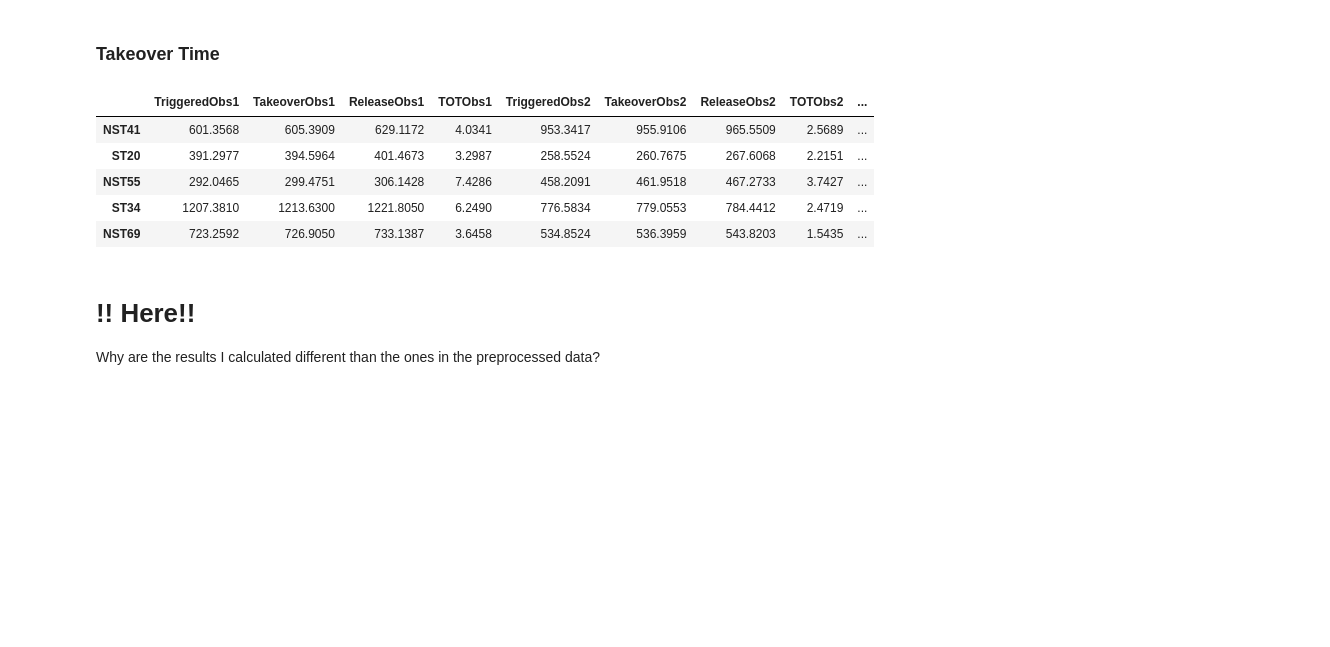
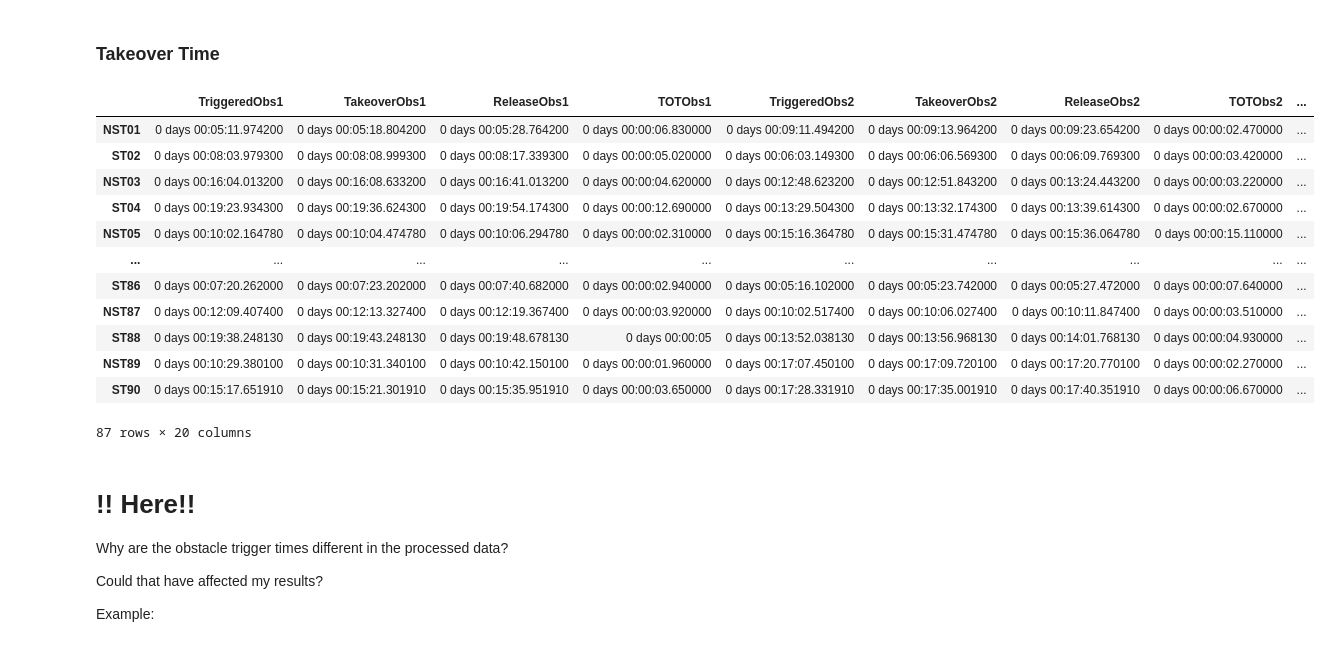
Before and after one commit to Joelmillr/Modeling-Takeover-Time, a Jupyter notebook: code/hmm.ipynb, the cells around one changed output. Cells and saved outputs as stored; diff of their text form; code cells hidden in the pictures; blank space fills up the shorter version.

Commit message:
Refactor create_dd_dictionary and create_pd_dictionary functions

```diff
--- a/code/hmm.ipynb
+++ b/code/hmm.ipynb
@@ -37,0 +20,3 @@ order_obstacle.head()
+# %%
+driving_data_folder = "../AdVitam/Exp2/Raw/Driving"
+physio_data_folder = "../AdVitam/Exp2/Raw/Physio/Txt"
@@ -38,3 +34,5 @@ order_obstacle.head()
+# %%
+participants_to_exclude = ["NST77", 'NST91', 'ST84', 'ST60']
 # %% [markdown]
 ### Driving Data
 
@@ -64,0 +59,5 @@ dict_keys(['NST41', 'ST20', 'NST55', 'ST34', 'NST69', 'ST08', 'NST83', 'NST81',
+# %%
+driving_data_dictionary = create_dd_dictionary(
+    driving_data_folder, participants_to_exclude
+)
+len(driving_data_dictionary)
@@ -65,3 +73,25 @@ dict_keys(['NST41', 'ST20', 'NST55', 'ST34', 'NST69', 'ST08', 'NST83', 'NST81',
+# %%
+# Fitting a Label Encoder to the Obstacles
+driver_data =driving_data_dictionary['NST01']
+
+# label encoding
+enc = LabelEncoder()
+enc.fit(driver_data["Obstacles"])
+
+for driver in driving_data_dictionary.keys():
+    driver_data = driving_data_dictionary[driver]
+    # label encoding
+    driver_data["Obstacles"] = enc.transform(driver_data["Obstacles"])
+
+    # resampling
+    driver_data["Time"] = pd.to_timedelta(driver_data["Time"], unit="s")
+    driver_data = driver_data.drop_duplicates(subset="Time")
+    driver_data = driver_data.set_index("Time")
+    driver_data = driver_data.resample("10ms").ffill()
+    driver_data = driver_data.reset_index()
+
+    # replacing the dictionary value
+    driving_data_dictionary[driver] = driver_data
 # %% [markdown]
 ### Physiological Signals
 
@@ -108,16 +144,27 @@ driver_demographic_data.head()
 # %% [markdown]
 ### Takeover Time
 # %%
-takeover_timestamps = create_takeover_timestamps(driving_data_dictionary)
-takeover_timestamps.head()
+takeover_timestamps = create_takeover_timestamps(driving_data_dictionary, enc)
+takeover_timestamps
 # %% [output]
 |  | TriggeredObs1 | TakeoverObs1 | ReleaseObs1 | TOTObs1 | TriggeredObs2 | TakeoverObs2 | ReleaseObs2 | TOTObs2 | ... |
-| NST41 | 601.3568 | 605.3909 | 629.1172 | 4.0341 | 953.3417 | 955.9106 | 965.5509 | 2.5689 | ... |
-| ST20 | 391.2977 | 394.5964 | 401.4673 | 3.2987 | 258.5524 | 260.7675 | 267.6068 | 2.2151 | ... |
-| NST55 | 292.0465 | 299.4751 | 306.1428 | 7.4286 | 458.2091 | 461.9518 | 467.2733 | 3.7427 | ... |
-| ST34 | 1207.3810 | 1213.6300 | 1221.8050 | 6.2490 | 776.5834 | 779.0553 | 784.4412 | 2.4719 | ... |
-| NST69 | 723.2592 | 726.9050 | 733.1387 | 3.6458 | 534.8524 | 536.3959 | 543.8203 | 1.5435 | ... |
+| NST01 | 0 days 00:05:11.974200 | 0 days 00:05:18.804200 | 0 days 00:05:28.764200 | 0 days 00:00:06.830000 | 0 days 00:09:11.494200 | 0 days 00:09:13.964200 | 0 days 00:09:23.654200 | 0 days 00:00:02.470000 | ... |
+| ST02 | 0 days 00:08:03.979300 | 0 days 00:08:08.999300 | 0 days 00:08:17.339300 | 0 days 00:00:05.020000 | 0 days 00:06:03.149300 | 0 days 00:06:06.569300 | 0 days 00:06:09.769300 | 0 days 00:00:03.420000 | ... |
+| NST03 | 0 days 00:16:04.013200 | 0 days 00:16:08.633200 | 0 days 00:16:41.013200 | 0 days 00:00:04.620000 | 0 days 00:12:48.623200 | 0 days 00:12:51.843200 | 0 days 00:13:24.443200 | 0 days 00:00:03.220000 | ... |
+| ST04 | 0 days 00:19:23.934300 | 0 days 00:19:36.624300 | 0 days 00:19:54.174300 | 0 days 00:00:12.690000 | 0 days 00:13:29.504300 | 0 days 00:13:32.174300 | 0 days 00:13:39.614300 | 0 days 00:00:02.670000 | ... |
+| NST05 | 0 days 00:10:02.164780 | 0 days 00:10:04.474780 | 0 days 00:10:06.294780 | 0 days 00:00:02.310000 | 0 days 00:15:16.364780 | 0 days 00:15:31.474780 | 0 days 00:15:36.064780 | 0 days 00:00:15.110000 | ... |
+| ... | ... | ... | ... | ... | ... | ... | ... | ... | ... |
+| ST86 | 0 days 00:07:20.262000 | 0 days 00:07:23.202000 | 0 days 00:07:40.682000 | 0 days 00:00:02.940000 | 0 days 00:05:16.102000 | 0 days 00:05:23.742000 | 0 days 00:05:27.472000 | 0 days 00:00:07.640000 | ... |
+| NST87 | 0 days 00:12:09.407400 | 0 days 00:12:13.327400 | 0 days 00:12:19.367400 | 0 days 00:00:03.920000 | 0 days 00:10:02.517400 | 0 days 00:10:06.027400 | 0 days 00:10:11.847400 | 0 days 00:00:03.510000 | ... |
+| ST88 | 0 days 00:19:38.248130 | 0 days 00:19:43.248130 | 0 days 00:19:48.678130 | 0 days 00:00:05 | 0 days 00:13:52.038130 | 0 days 00:13:56.968130 | 0 days 00:14:01.768130 | 0 days 00:00:04.930000 | ... |
+| NST89 | 0 days 00:10:29.380100 | 0 days 00:10:31.340100 | 0 days 00:10:42.150100 | 0 days 00:00:01.960000 | 0 days 00:17:07.450100 | 0 days 00:17:09.720100 | 0 days 00:17:20.770100 | 0 days 00:00:02.270000 | ... |
+| ST90 | 0 days 00:15:17.651910 | 0 days 00:15:21.301910 | 0 days 00:15:35.951910 | 0 days 00:00:03.650000 | 0 days 00:17:28.331910 | 0 days 00:17:35.001910 | 0 days 00:17:40.351910 | 0 days 00:00:06.670000 | ... |
+87 rows × 20 columns
 # %% [markdown]
 # !! Here!!
 
-Why are the results I calculated different than the ones in the preprocessed data?
+Why are the obstacle trigger times different in the processed data?
+
+Could that have affected my results?
+
+Example:
```
Also changed, not shown: parts of 19 cells of this notebook, 4 other files.
